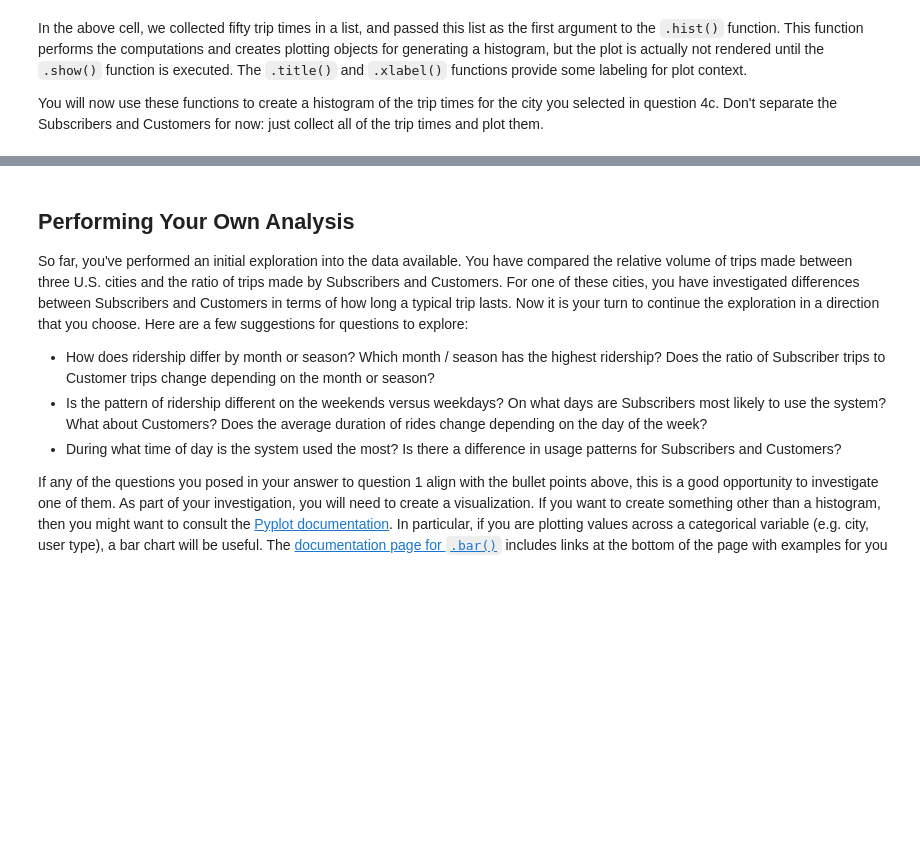
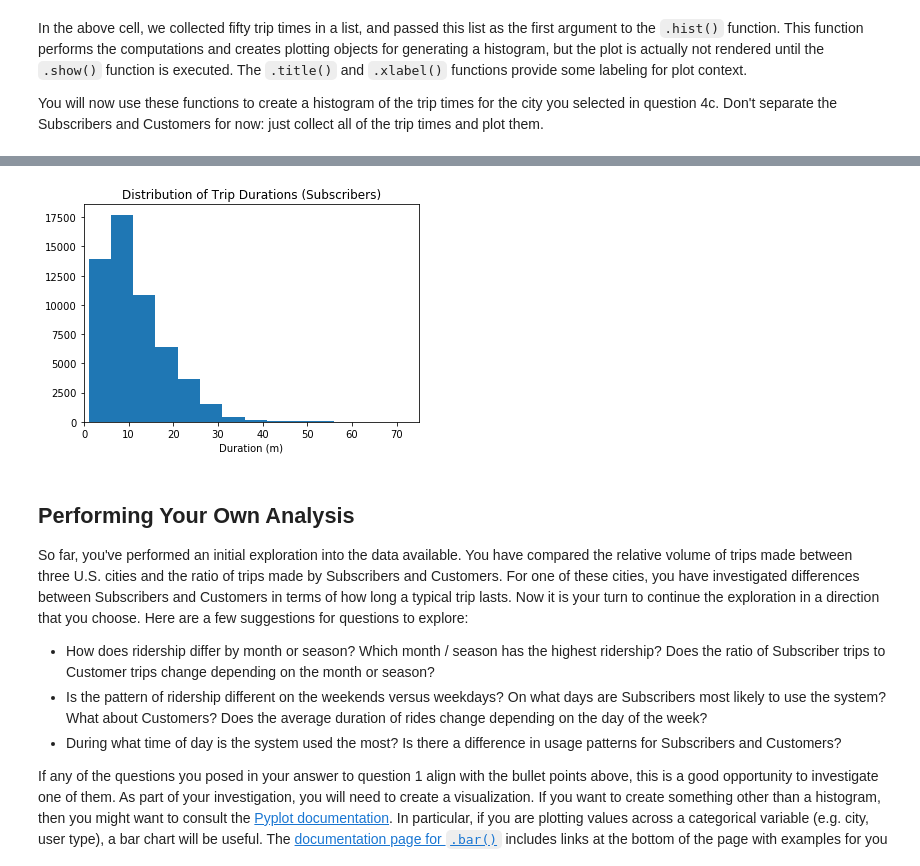
Before and after one commit to szimmers/udacity-dand-term1, a Jupyter notebook: bikeshare/Bike_Share_Analysis.ipynb, the cells around one changed output, grey strips where cells are left out. Drawn from its saved outputs; the diff is of its cells as text; code cells hidden in the pictures; blank space fills up the shorter version.

```diff
--- a/bikeshare/Bike_Share_Analysis.ipynb
+++ b/bikeshare/Bike_Share_Analysis.ipynb
@@ -356,3 +593,30 @@ If you followed the use of the `.hist()` and `.show()` functions exactly like in
+# %%
+## Use this and additional cells to answer Question 5. ##
+# load library
+import matplotlib.pyplot as plt
+import numpy as np
+
+# this is a 'magic word' that allows for plots to be displayed
+# inline with the notebook. If you want to know more, see:
+# http://ipython.readthedocs.io/en/stable/interactive/magics.html
+%matplotlib inline
+
+data = get_duration_list('./data/Chicago-2016-Summary.csv', "Subscriber")
+
+plt.title('Distribution of Trip Durations (Subscribers)')
+plt.xlabel('Duration (m)')
+
+# limit the x-axis so we don't see the outliers
+plt.xlim((0, 75))
+
+# dynamically generate the bins from a provided binsize
+# c.f. https://stackoverflow.com/a/12176344/3199246
+binwidth = 5
+plt.hist(data, bins=np.arange(min(data), max(data) + binwidth, binwidth))
+
+plt.show()
+# %% [output]
+[figure, added]
 # %% [markdown]
 <a id='eda_continued'></a>
 ## Performing Your Own Analysis
```
Also changed, not shown: parts of 21 cells of this notebook, 5 other files.
